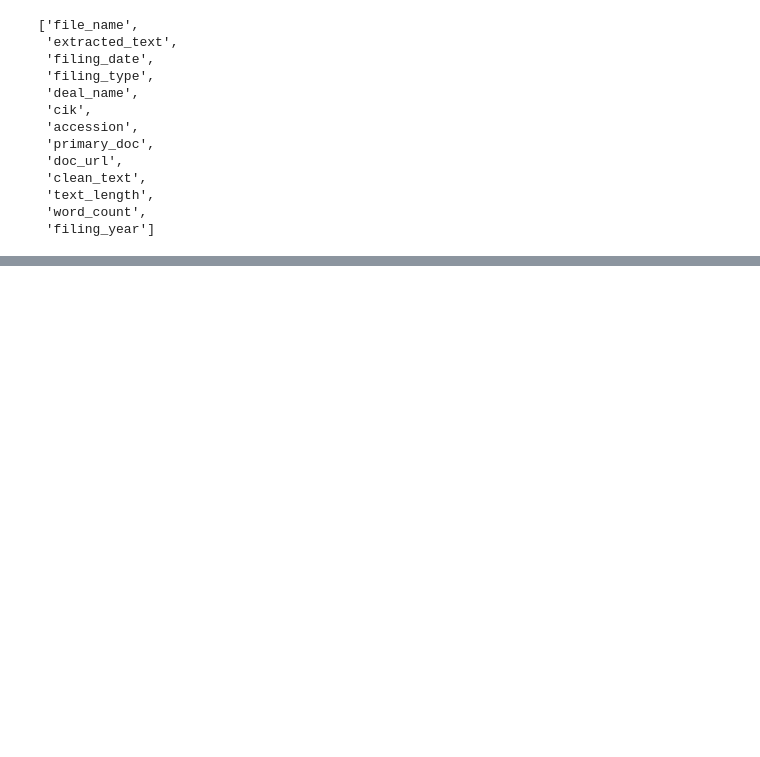
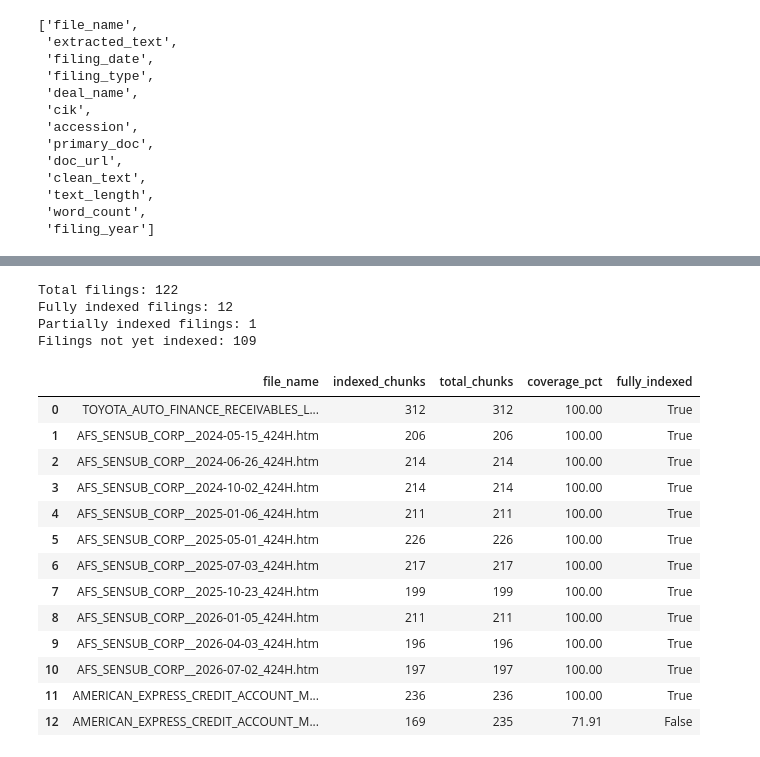
Before and after one commit to Break-Through-Tech/PIMCO-1C-ai-surveillance-analysis-based-on-abs-prospectuses, a Jupyter notebook: notebooks/btt_ai_fall_studio_pimco_1c.ipynb, the cells around one changed output, grey strips where cells are left out. Saved outputs shown, nothing was run; the diff lists cells and outputs as text; code cells hidden in the pictures; blank space fills up the shorter version.

```diff
--- a/notebooks/btt_ai_fall_studio_pimco_1c.ipynb
+++ b/notebooks/btt_ai_fall_studio_pimco_1c.ipynb
@@ -728,0 +1932,65 @@ df.columns.tolist()
+# %%
+from collections import Counter
+
+# Count chunks per filing
+total_per_file = Counter(
+    c["file_name"] for c in ordered_chunks
+)
+
+indexed_per_file = Counter(
+    c["file_name"]
+    for c in ordered_chunks[:index.ntotal]
+)
+
+coverage = []
+
+for file_name, total in total_per_file.items():
+    indexed = indexed_per_file[file_name]
+
+    coverage.append({
+        "file_name": file_name,
+        "indexed_chunks": indexed,
+        "total_chunks": total,
+        "coverage_pct": round(indexed / total * 100, 2),
+        "fully_indexed": indexed == total
+    })
+
+coverage_df = pd.DataFrame(coverage)
+
+print("Total filings:", len(coverage_df))
+print("Fully indexed filings:",
+      coverage_df["fully_indexed"].sum())
+
+print("Partially indexed filings:",
+      ((coverage_df["indexed_chunks"] > 0) &
+       (~coverage_df["fully_indexed"])).sum())
+
+print("Filings not yet indexed:",
+      (coverage_df["indexed_chunks"] == 0).sum())
+
+display(
+    coverage_df[
+        coverage_df["indexed_chunks"] > 0
+    ].sort_values(
+        "coverage_pct", ascending=False
+    )
+)
+# %% [output]
+Total filings: 122
+Fully indexed filings: 12
+Partially indexed filings: 1
+Filings not yet indexed: 109
+|  | file_name | indexed_chunks | total_chunks | coverage_pct | fully_indexed |
+| 0 | TOYOTA_AUTO_FINANCE_RECEIVABLES_L... | 312 | 312 | 100.00 | True |
+| 1 | AFS_SENSUB_CORP__2024-05-15_424H.htm | 206 | 206 | 100.00 | True |
+| 2 | AFS_SENSUB_CORP__2024-06-26_424H.htm | 214 | 214 | 100.00 | True |
+| 3 | AFS_SENSUB_CORP__2024-10-02_424H.htm | 214 | 214 | 100.00 | True |
+| 4 | AFS_SENSUB_CORP__2025-01-06_424H.htm | 211 | 211 | 100.00 | True |
+| 5 | AFS_SENSUB_CORP__2025-05-01_424H.htm | 226 | 226 | 100.00 | True |
+| 6 | AFS_SENSUB_CORP__2025-07-03_424H.htm | 217 | 217 | 100.00 | True |
+| 7 | AFS_SENSUB_CORP__2025-10-23_424H.htm | 199 | 199 | 100.00 | True |
+| 8 | AFS_SENSUB_CORP__2026-01-05_424H.htm | 211 | 211 | 100.00 | True |
+| 9 | AFS_SENSUB_CORP__2026-04-03_424H.htm | 196 | 196 | 100.00 | True |
+| 10 | AFS_SENSUB_CORP__2026-07-02_424H.htm | 197 | 197 | 100.00 | True |
+| 11 | AMERICAN_EXPRESS_CREDIT_ACCOUNT_M... | 236 | 236 | 100.00 | True |
+| 12 | AMERICAN_EXPRESS_CREDIT_ACCOUNT_M... | 169 | 235 | 71.91 | False |
```
Also changed, not shown: parts of 34 cells of this notebook, 1 other file.
